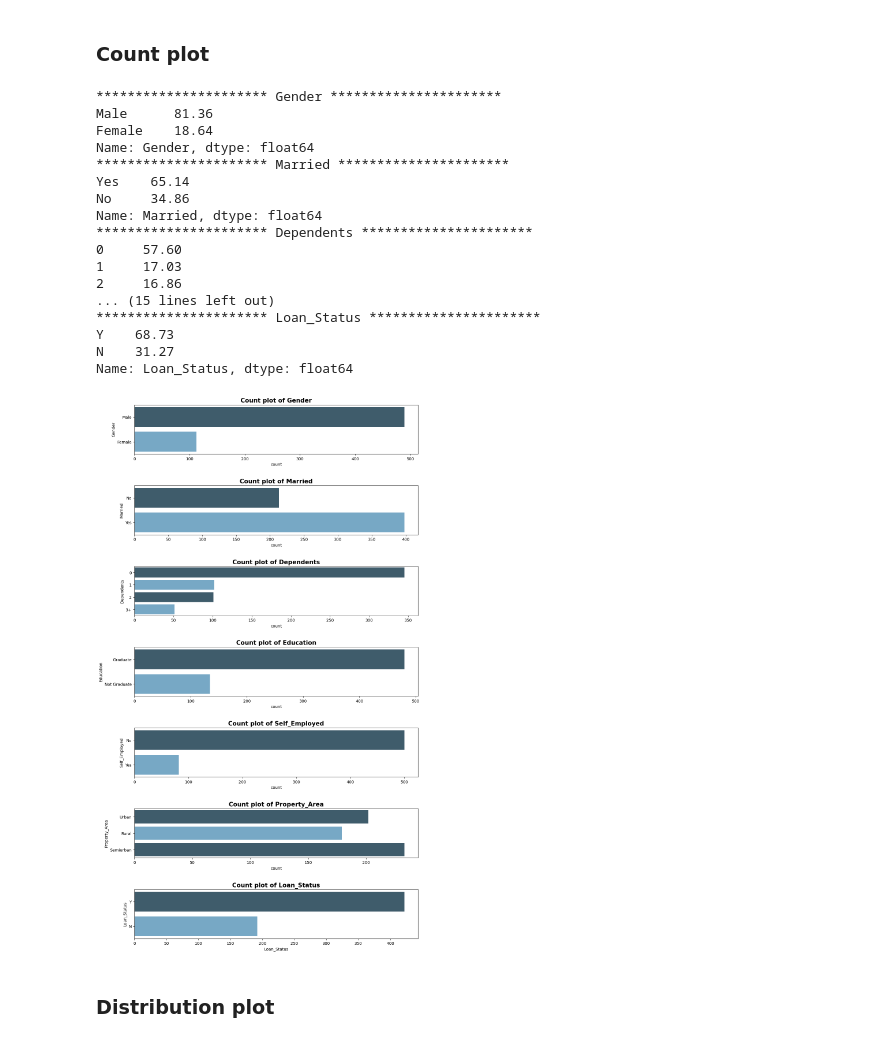
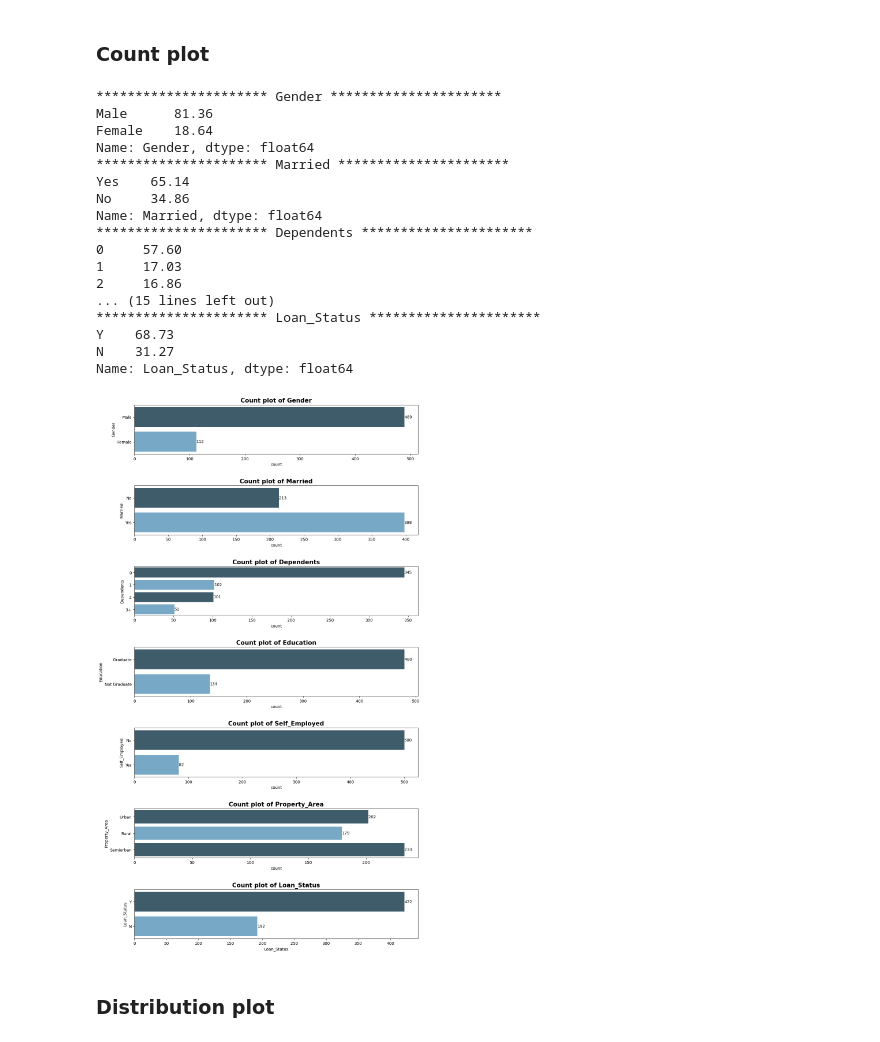
Before and after one commit to Supeernov-a/Loan-Prediction, a Jupyter notebook: Project_Loan_Predictions.ipynb, the cells around one changed output. Saved outputs shown, nothing was run; the diff lists cells and outputs as text; code cells hidden in the pictures.

```diff
--- a/Project_Loan_Predictions.ipynb
+++ b/Project_Loan_Predictions.ipynb
@@ -220,32 +220,34 @@ It is the simplest form of analyzing data where we examine each variable individ
 # %%
 for i in cat_var:
   print("*"*22,i , "*"*22)
   print(round(datatrain[i].value_counts(normalize = True)*100,2))
 
 fig,axes = plt.subplots(7,1,figsize = (12,20))
 for idx, i in enumerate(cat_var):
   fig.tight_layout(pad = 3.0)
-  sns.countplot(y = i, data = datatrain, ax = axes[idx], palette = ["#385E72","#6AABD2"]).set_title(f'Count plot of {i}', fontdict={'size': 15, 'weight': 'bold'})
+  sns.countplot(y= i, data = datatrain, ax = axes[idx], palette = ["#385E72","#6AABD2"]).set_title(f'Count plot of {i}', fontdict={'size': 15, 'weight': 'bold'})
   plt.xlabel(str(i))
+  for j in axes[idx].containers:
+    axes[idx].bar_label(j) #bar label
 # %% [output]
 ********************** Gender **********************
 Male      81.36
 Female    18.64
 Name: Gender, dtype: float64
 ********************** Married **********************
 Yes    65.14
 No     34.86
 Name: Married, dtype: float64
 ********************** Dependents **********************
 0     57.60
 1     17.03
 2     16.86
 ... (15 lines left out)
 ********************** Loan_Status **********************
 Y    68.73
 N    31.27
 Name: Loan_Status, dtype: float64
-[figure, old version]
+[figure, new version]
 # %% [markdown]
 ### Distribution plot
 # %%
```
Also changed, not shown: parts of 19 cells of this notebook.
